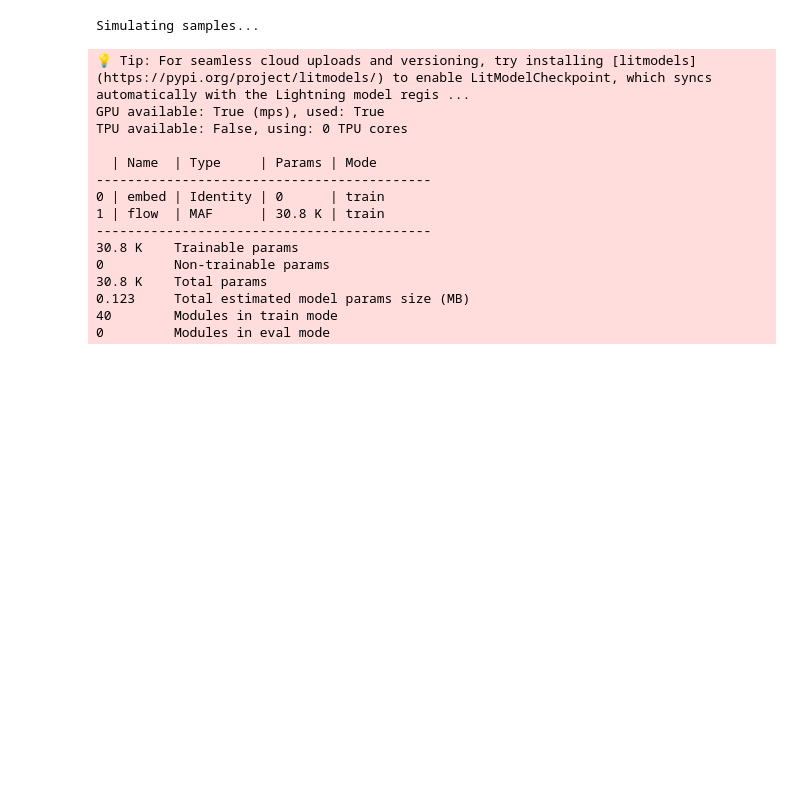
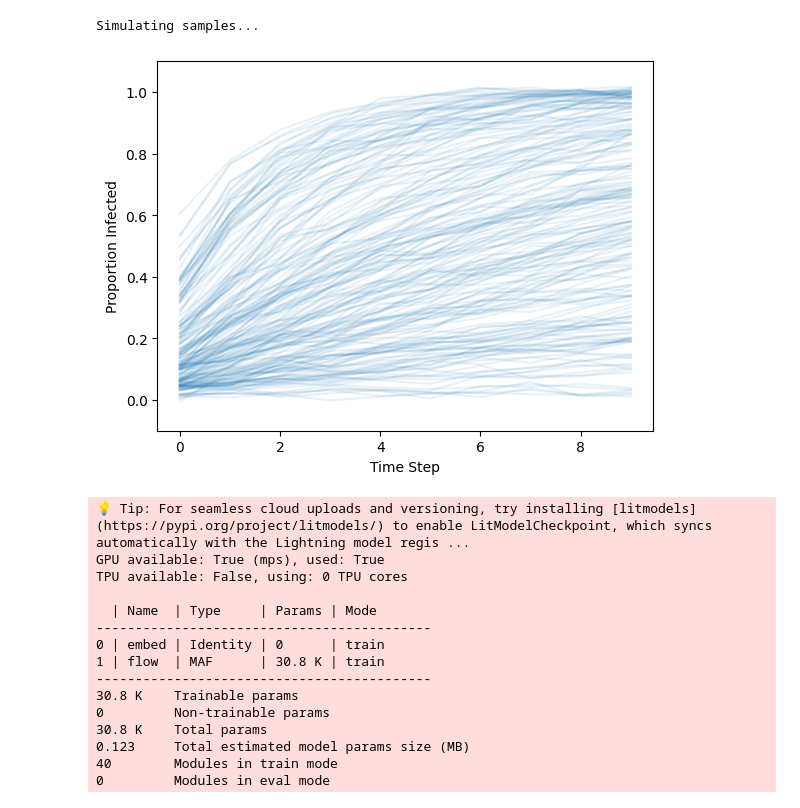
Before and after one commit to chathasphere/sim-select, a Jupyter notebook: notebooks/03_experiment1_mde.ipynb, the cells around one changed output. Cells and saved outputs as stored; diff of their text form; code cells hidden in the pictures; blank space fills up the shorter version.

Commit message:
household epidemic model

```diff
--- a/notebooks/03_experiment1_mde.ipynb
+++ b/notebooks/03_experiment1_mde.ipynb
@@ -145,13 +145,24 @@ KstestResult(statistic=np.float64(0.053999988079071026), pvalue=np.float64(0.005
 # %% [markdown]
 # SIR Constant Hazards
 # %%
-ch_dataset = SIRModel(beta=1.5, gamma=.5, prior_scale=[1, 1], N=100, T=10, observed_seed=9, n_sample=N, partial_obs=True,
+ch_dataset = SIRModel(beta=1.5, gamma=.5, prior_scale=[1, 1], N=100, T=10, observed_seed=9, n_sample=N,
                   mode="criticism", noise=noise, constant_hazard=7)
+ch_dataset.sample_model()
 train_data, val_data = random_split(ch_dataset, [a, b])
 train_loader = DataLoader(train_data, batch_size=200)
 val_loader = DataLoader(val_data, batch_size=b)
 # %% [output]
 Simulating samples...
+# %%
+x_sample = ch_dataset.data[:200].squeeze(1).T
+plt.plot(x_sample, alpha=0.1, color="tab:blue")
+plt.ylim(-0.1, 1.1)
+plt.xlabel("Time Step")
+plt.ylabel("Proportion Infected")
+plt.savefig("figures/ch-marginal.png")
+plt.show()
+# %% [output]
+[figure, added]
 # %%
 # x_sample = ch_dataset.data[:200].squeeze(1).T
 # plt.plot(x_sample, alpha=0.1, color="tab:blue")
```
Also changed, not shown: parts of 8 cells of this notebook, 23 other files.
